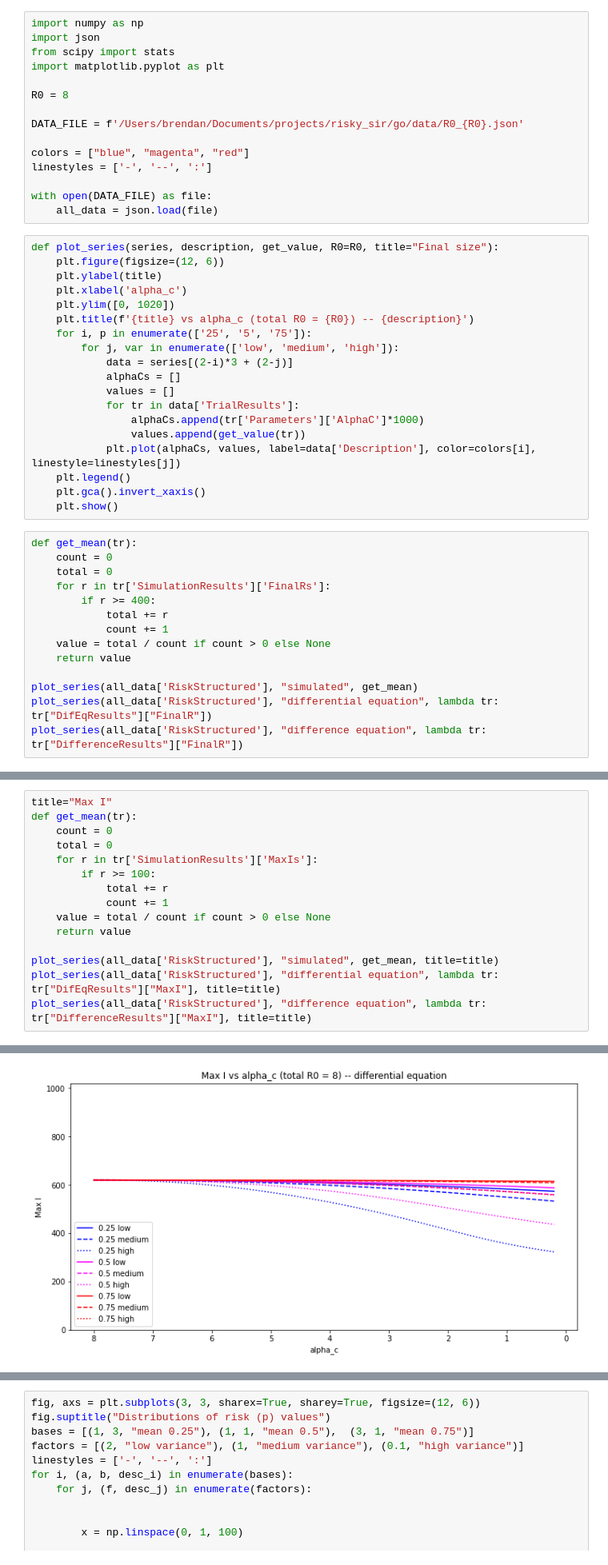
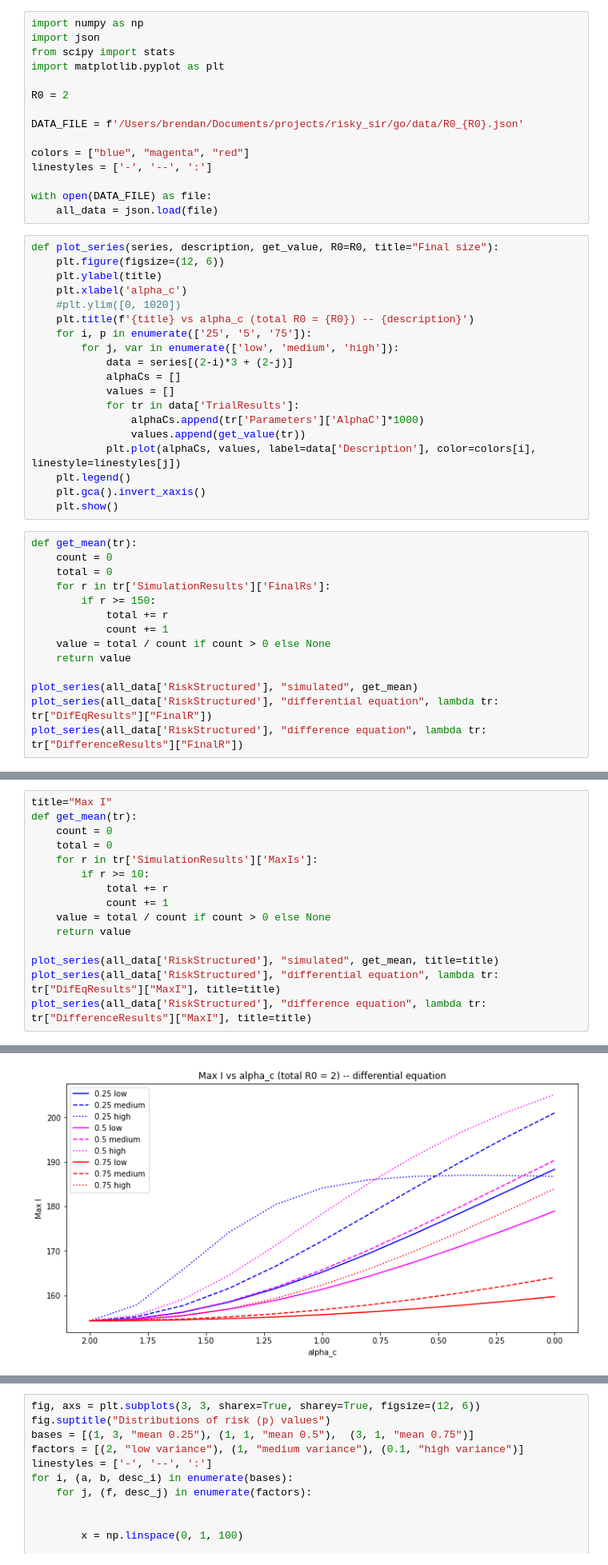
Before and after one commit to brendanwallace/hotspot, a Jupyter notebook: notebooks/final_size_and_max_i.ipynb, the cells around one changed output, grey strips where cells are left out. Shown: that part at 80% size. Cells and saved outputs as stored; diff of their text form.

```diff
--- a/notebooks/final_size_and_max_i.ipynb
+++ b/notebooks/final_size_and_max_i.ipynb
@@ -4,7 +4,7 @@ import json
 from scipy import stats
 import matplotlib.pyplot as plt
 
-R0 = 8
+R0 = 2
 
 DATA_FILE = f'/Users/brendan/Documents/projects/risky_sir/go/data/R0_{R0}.json'
 
@@ -18,7 +18,7 @@ def plot_series(series, description, get_value, R0=R0, title="Final size"):
     plt.figure(figsize=(12, 6))
     plt.ylabel(title)
     plt.xlabel('alpha_c')
-    plt.ylim([0, 1020])
+    #plt.ylim([0, 1020])
     plt.title(f'{title} vs alpha_c (total R0 = {R0}) -- {description}')
     for i, p in enumerate(['25', '5', '75']):
         for j, var in enumerate(['low', 'medium', 'high']):
@@ -37,7 +37,7 @@ def get_mean(tr):
     count = 0
     total = 0
     for r in tr['SimulationResults']['FinalRs']:
-        if r >= 400:
+        if r >= 150:
             total += r
             count += 1
     value = total / count if count > 0 else None
@@ -56,7 +56,7 @@ def get_mean(tr):
     count = 0
     total = 0
     for r in tr['SimulationResults']['MaxIs']:
-        if r >= 100:
+        if r >= 10:
             total += r
             count += 1
     value = total / count if count > 0 else None
@@ -70 +70 @@ plot_series(all_data['RiskStructured'], "difference equation", lambda tr: tr["Di
-[figure, old version]
+[figure, new version]
```
Also changed, not shown: parts of 4 cells of this notebook, 7 other files.
